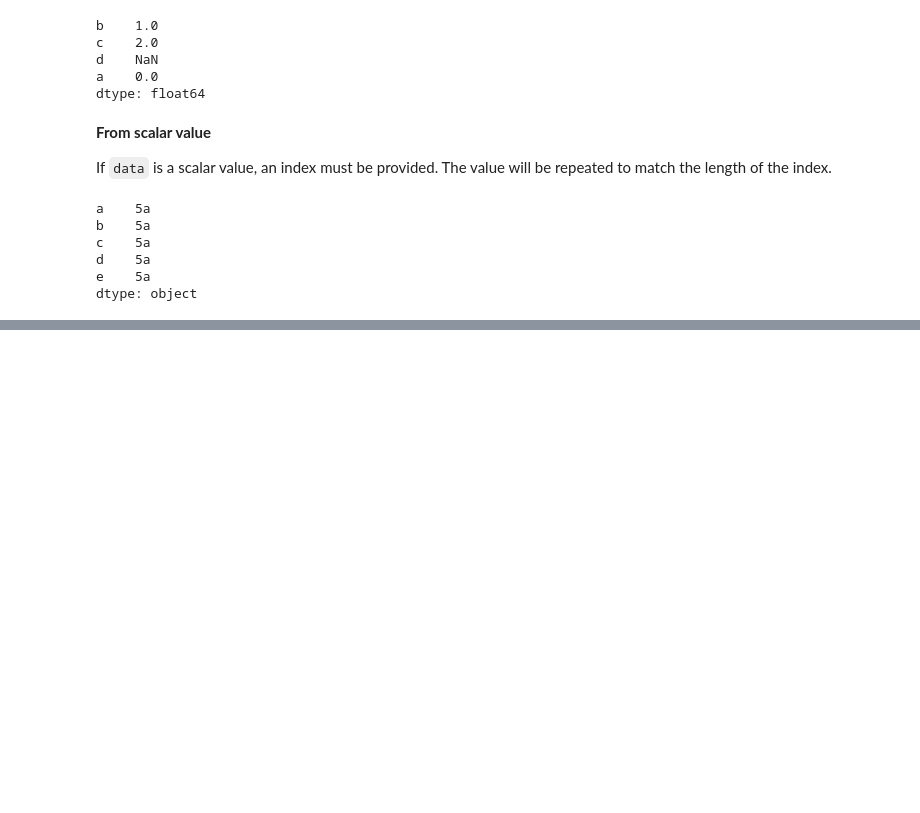
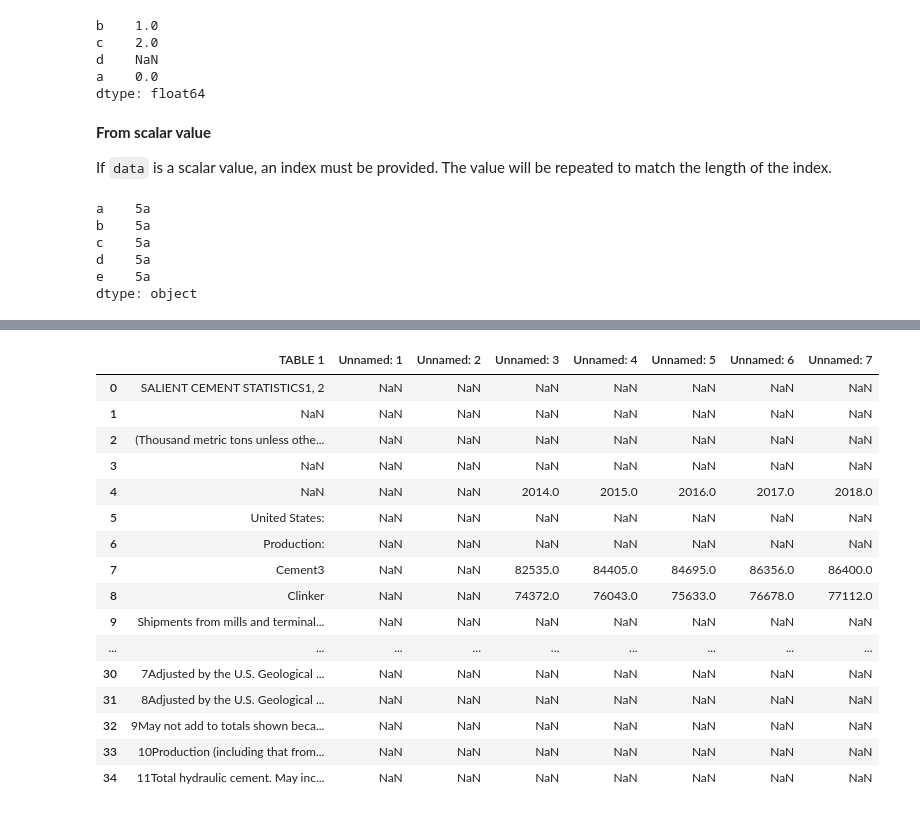
Before and after one commit to MMoronto/pytorch_exercises, a Jupyter notebook: Peutingar_datasets.ipynb, the cells around one changed output, grey strips where cells are left out. Cells and saved outputs as stored; diff of their text form; code cells hidden in the pictures; blank space fills up the shorter version.

```diff
--- a/Peutingar_datasets.ipynb
+++ b/Peutingar_datasets.ipynb
@@ -1322 +1323,23 @@ e    0.182458
 dtype: float64
+# %%
+import openpyxl
+import xlrd
+pd.read_excel("/content/drive/MyDrive/Colab Notebooks/infra_data/Salient_cement_stats.xls")
+# %% [output]
+|  | TABLE 1 | Unnamed: 1 | Unnamed: 2 | Unnamed: 3 | Unnamed: 4 | Unnamed: 5 | Unnamed: 6 | Unnamed: 7 |
+| 0 | SALIENT CEMENT STATISTICS1, 2 | NaN | NaN | NaN | NaN | NaN | NaN | NaN |
+| 1 | NaN | NaN | NaN | NaN | NaN | NaN | NaN | NaN |
+| 2 | (Thousand metric tons unless othe... | NaN | NaN | NaN | NaN | NaN | NaN | NaN |
+| 3 | NaN | NaN | NaN | NaN | NaN | NaN | NaN | NaN |
+| 4 | NaN | NaN | NaN | 2014.0 | 2015.0 | 2016.0 | 2017.0 | 2018.0 |
+| 5 | United States: | NaN | NaN | NaN | NaN | NaN | NaN | NaN |
+| 6 | Production: | NaN | NaN | NaN | NaN | NaN | NaN | NaN |
+| 7 | Cement3 | NaN | NaN | 82535.0 | 84405.0 | 84695.0 | 86356.0 | 86400.0 |
+| 8 | Clinker | NaN | NaN | 74372.0 | 76043.0 | 75633.0 | 76678.0 | 77112.0 |
+| 9 | Shipments from mills and terminal... | NaN | NaN | NaN | NaN | NaN | NaN | NaN |
+| ... | ... | ... | ... | ... | ... | ... | ... | ... |
+| 30 | 7Adjusted by the U.S. Geological ... | NaN | NaN | NaN | NaN | NaN | NaN | NaN |
+| 31 | 8Adjusted by the U.S. Geological ... | NaN | NaN | NaN | NaN | NaN | NaN | NaN |
+| 32 | 9May not add to totals shown beca... | NaN | NaN | NaN | NaN | NaN | NaN | NaN |
+| 33 | 10Production (including that from... | NaN | NaN | NaN | NaN | NaN | NaN | NaN |
+| 34 | 11Total hydraulic cement. May inc... | NaN | NaN | NaN | NaN | NaN | NaN | NaN |
```
Also changed, not shown: parts of 74 cells of this notebook.
